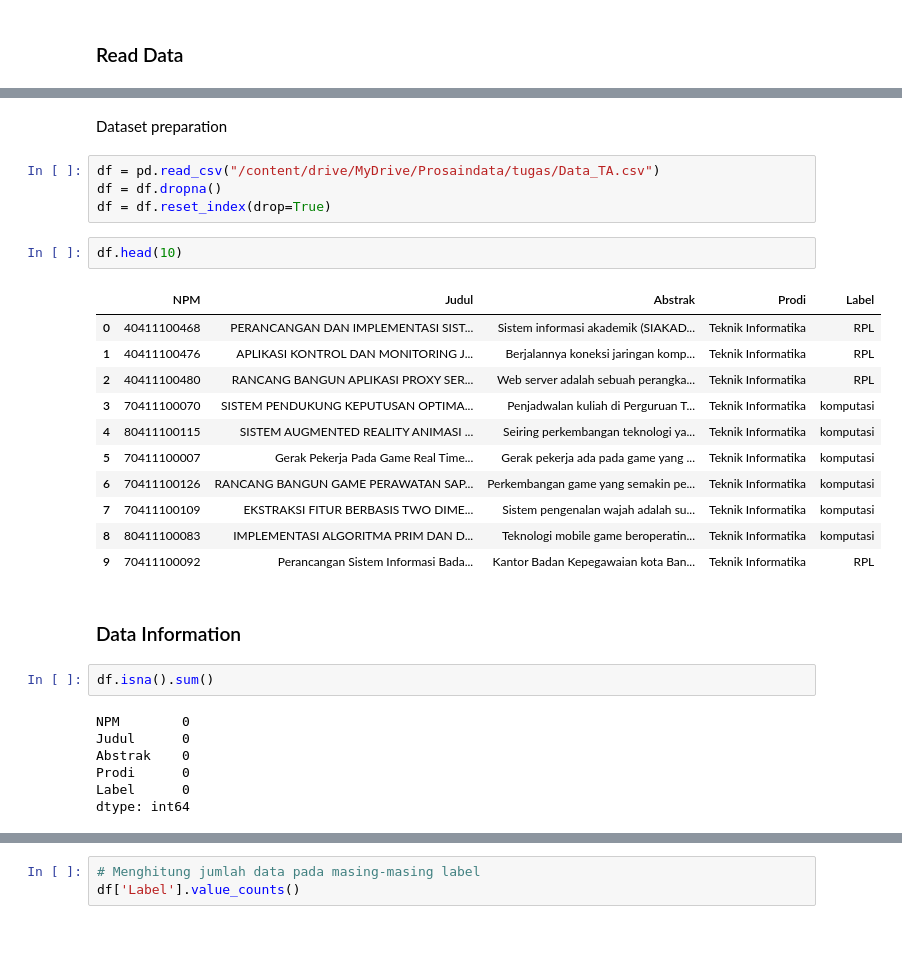
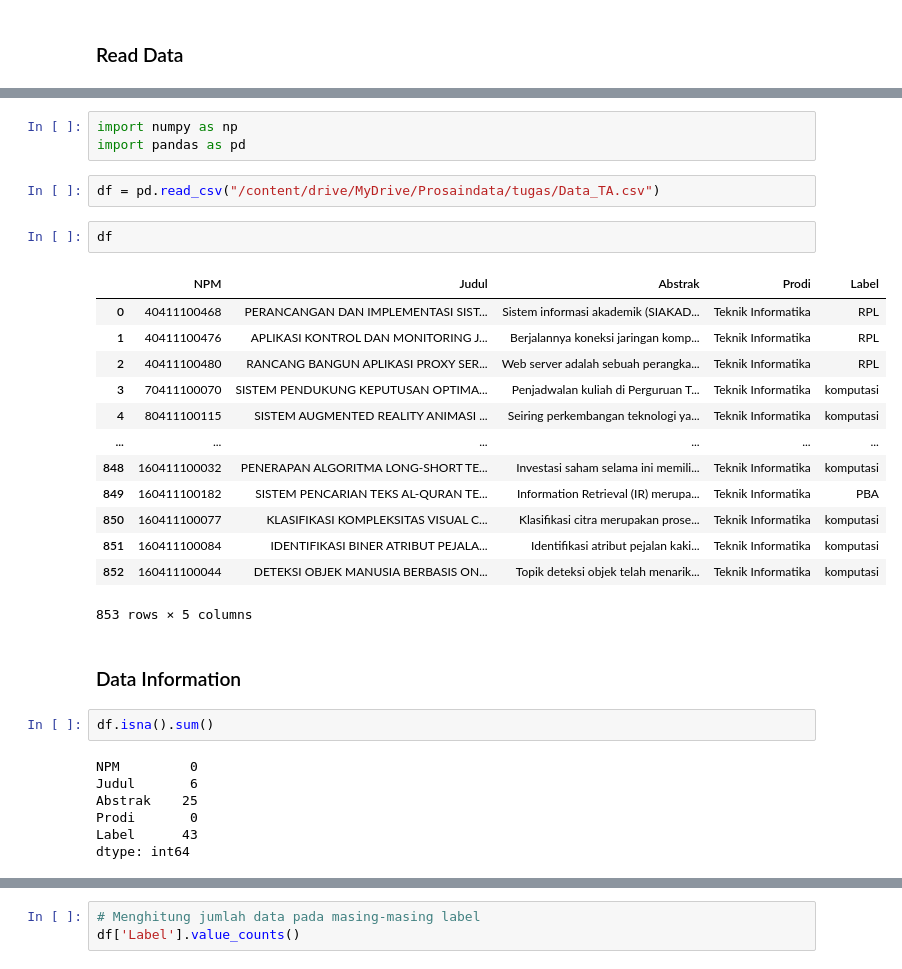
Before and after one commit to diahkamalia/prosaindata, a Jupyter notebook: _sources/UTS.ipynb, the cells around one changed output, grey strips where cells are left out. Drawn from its saved outputs; the diff is of its cells as text; blank space fills up the shorter version.

```diff
--- a/_sources/UTS.ipynb
+++ b/_sources/UTS.ipynb
@@ -43,31 +14,32 @@ warnings.filterwarnings(action = 'ignore')
-# %% [markdown]
-Dataset preparation
+# %%
+import numpy as np
+import pandas as pd
 # %%
 df = pd.read_csv("/content/drive/MyDrive/Prosaindata/tugas/Data_TA.csv")
-df = df.dropna()
-df = df.reset_index(drop=True)
 # %%
-df.head(10)
+df
 # %% [output]
 |  | NPM | Judul | Abstrak | Prodi | Label |
 | 0 | 40411100468 | PERANCANGAN DAN IMPLEMENTASI SIST... | Sistem informasi akademik (SIAKAD... | Teknik Informatika | RPL |
 | 1 | 40411100476 | APLIKASI KONTROL DAN MONITORING J... | Berjalannya koneksi jaringan komp... | Teknik Informatika | RPL |
 | 2 | 40411100480 | RANCANG BANGUN APLIKASI PROXY SER... | Web server adalah sebuah perangka... | Teknik Informatika | RPL |
 | 3 | 70411100070 | SISTEM PENDUKUNG KEPUTUSAN OPTIMA... | Penjadwalan kuliah di Perguruan T... | Teknik Informatika | komputasi |
 | 4 | 80411100115 | SISTEM AUGMENTED REALITY ANIMASI ... | Seiring perkembangan teknologi ya... | Teknik Informatika | komputasi |
-| 5 | 70411100007 | Gerak Pekerja Pada Game Real Time... | Gerak pekerja ada pada game yang ... | Teknik Informatika | komputasi |
-| 6 | 70411100126 | RANCANG BANGUN GAME PERAWATAN SAP... | Perkembangan game yang semakin pe... | Teknik Informatika | komputasi |
-| 7 | 70411100109 | EKSTRAKSI FITUR BERBASIS TWO DIME... | Sistem pengenalan wajah adalah su... | Teknik Informatika | komputasi |
-| 8 | 80411100083 | IMPLEMENTASI ALGORITMA PRIM DAN D... | Teknologi mobile game beroperatin... | Teknik Informatika | komputasi |
-| 9 | 70411100092 | Perancangan Sistem Informasi Bada... | Kantor Badan Kepegawaian kota Ban... | Teknik Informatika | RPL |
+| ... | ... | ... | ... | ... | ... |
+| 848 | 160411100032 | PENERAPAN ALGORITMA LONG-SHORT TE... | Investasi saham selama ini memili... | Teknik Informatika | komputasi |
+| 849 | 160411100182 | SISTEM PENCARIAN TEKS AL-QURAN TE... | Information Retrieval (IR) merupa... | Teknik Informatika | PBA |
+| 850 | 160411100077 | KLASIFIKASI KOMPLEKSITAS VISUAL C... | Klasifikasi citra merupakan prose... | Teknik Informatika | komputasi |
+| 851 | 160411100084 | IDENTIFIKASI BINER ATRIBUT PEJALA... | Identifikasi atribut pejalan kaki... | Teknik Informatika | komputasi |
+| 852 | 160411100044 | DETEKSI OBJEK MANUSIA BERBASIS ON... | Topik deteksi objek telah menarik... | Teknik Informatika | komputasi |
+853 rows × 5 columns
 # %% [markdown]
 ### Data Information
 # %%
 df.isna().sum()
 # %% [output]
-NPM        0
-Judul      0
-Abstrak    0
-Prodi      0
-Label      0
+NPM         0
+Judul       6
+Abstrak    25
+Prodi       0
+Label      43
 dtype: int64
```
Also changed, not shown: parts of 111 cells of this notebook, 4 other files.
